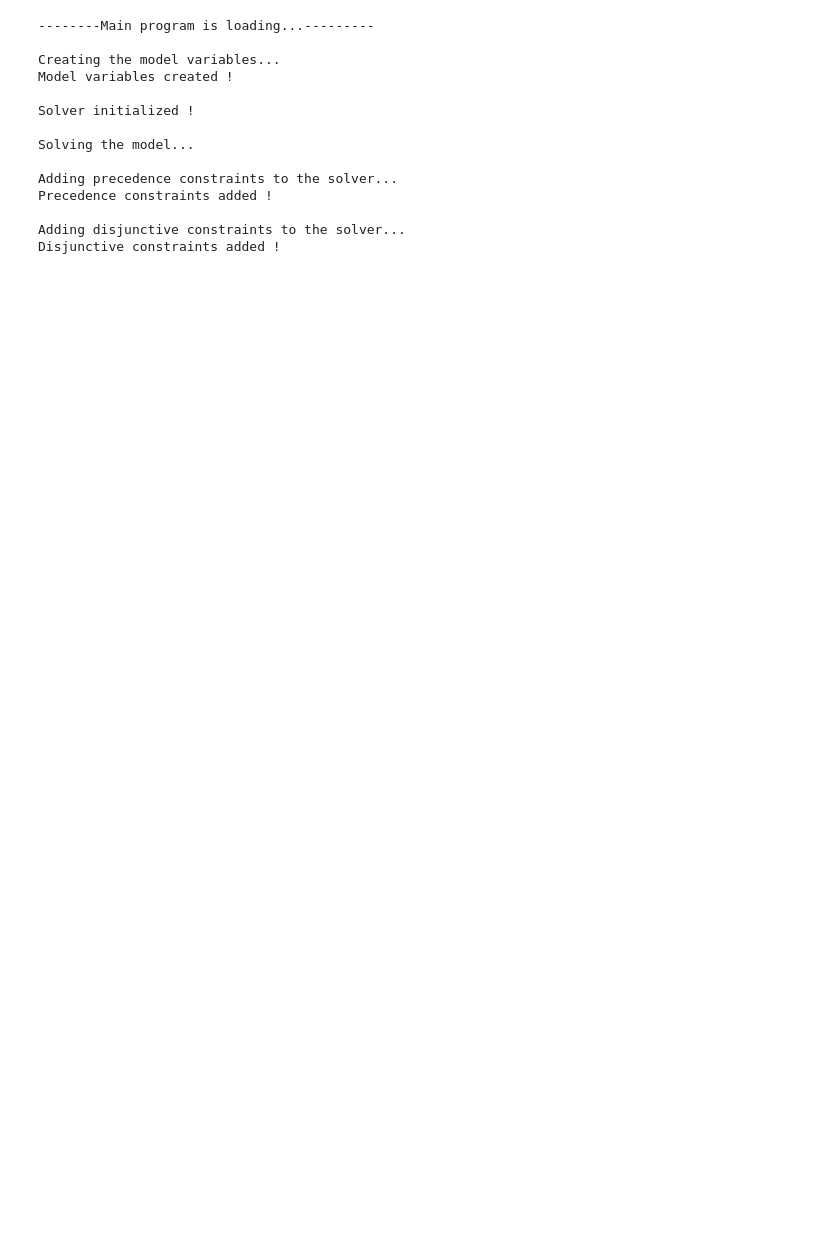
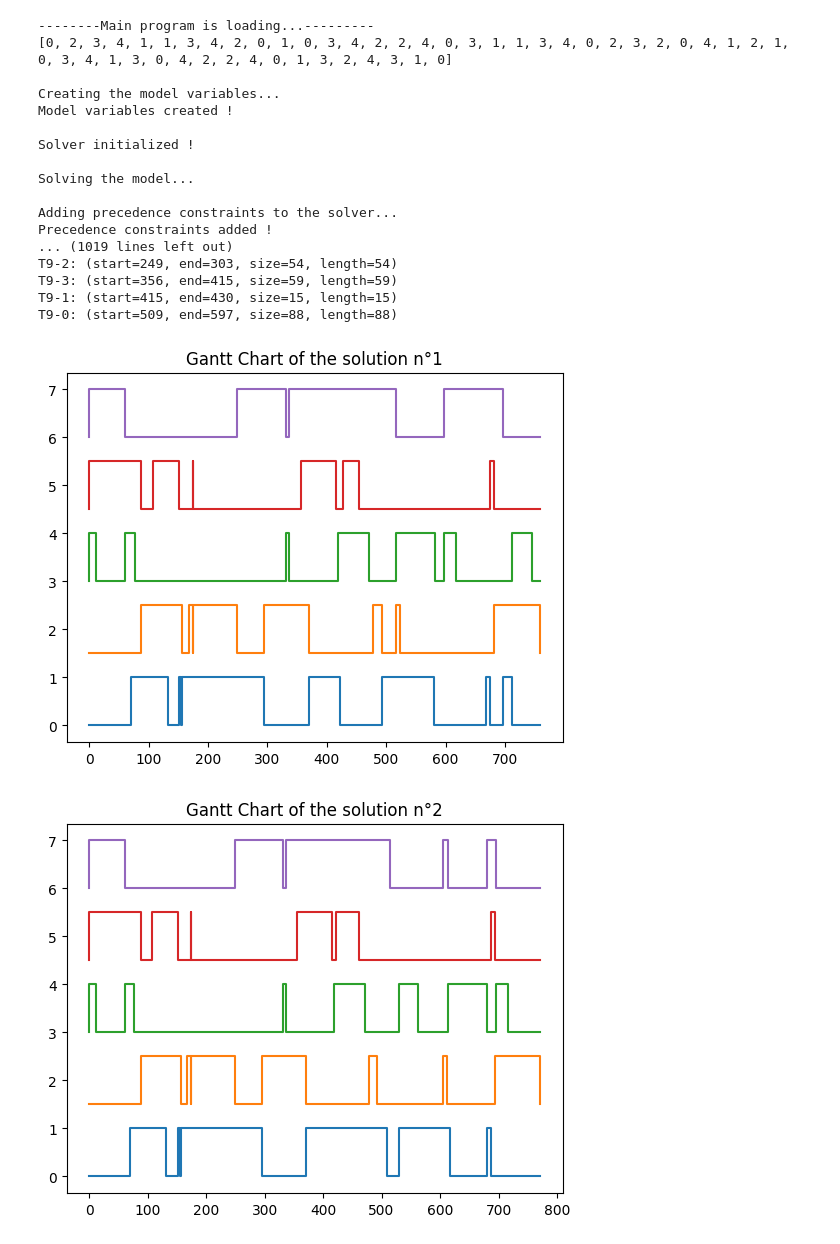
Before and after one commit to BryanBradfo/laas-mission, a Jupyter notebook: ProblemWithRegularity.ipynb, the cells around one changed output. Saved outputs shown, nothing was run; the diff lists cells and outputs as text; code cells hidden in the pictures; blank space fills up the shorter version.

Commit message:
ajout des gantt chart

```diff
--- a/ProblemWithRegularity.ipynb
+++ b/ProblemWithRegularity.ipynb
@@ -57,7 +57,7 @@ print("\n--------Main program is loading...---------")
 # --------- Interaction with the solver
 data = []
 n, m, data, T_machine, T_duration, duration, optimalval = fm.get_data_from_file(file)
-
+print(T_machine)
 # --------- Call Solver constructor in Solver.py and create the variables of the model
 model, solver = fm.initialize_solver(data, n, m, duration)
 
@@ -78,22 +78,53 @@ start_times = []
 end_times = []
 task_lengths = []
 
+n_sol = 0
 for sol in msol:
+    n_sol = n_sol + 1
     sol_list = sol.get_all_var_solutions()
-    for i in range(len(sol_list)):
-        task_name = sol_list[i].get_name()
-        start_times.append(sol_list[i].get_start())
-        end_times.append(sol_list[i].get_end())
-        task_lengths.append(sol_list[i].get_size())
 
-plt.figure(figsize=(10, 6))
-plt.barh(range(len(start_times)), task_lengths, left=start_times, height=0.5, alpha=0.8)
-plt.xlabel('Time')
-plt.ylabel('Tasks')
-plt.title('Gantt Chart')
-# plt.yticks(range(len(start_times)), ['Task {}'.format(i) for i in range(len(start_times))])
-# plt.grid(True)
-plt.show()
+    mkspan=max([sol_list[i].get_end() for i in range(len(sol_list))] )
+    x = [ [] for i in range(m)]
+    y = [ [] for i in range(m)]
+    mp = [ {} for i in range(m)]
+    sz=len(sol_list)
+    for i in range(sz) :
+        ind=T_machine[i]
+        x[ind].append(sol_list[i].get_start())
+        mp[ind][sol_list[i].get_start()]=ind
+        x[ind].append(sol_list[i].get_end())
+        mp[ind][sol_list[i].get_end()]=ind+1
+    eps=0.5
+    for i in range(m):
+        x[i]=sorted(x[i])
+        y[i]=[mp[i][x[i][j]]+i*eps for j in range(len(x[i]))]
+        x[i]=[0]+x[i]
+        y[i]=[i+i*eps]+y[i]
+        x[i]=x[i]+[mkspan]
+        y[i].append(i+i*eps)
+        plt.step(x[i],y[i])
+    plt.title("Gantt Chart of the solution n°" + str(n_sol))
+    plt.show()
+
+
+
+    # for i in range(len(sol_list)):
+    #     task_name = sol_list[i].get_name()
+    #     # print(task_name)
+    #     start_times.append(sol_list[i].get_start())
+    #     end_times.append(sol_list[i].get_end())
+    #     task_lengths.append(sol_list[i].get_size())
+    # plt.figure(figsize=(10, 6))
+    # plt.barh(range(len(start_times)), task_lengths, left=start_times, height=0.5, alpha=0.8)
+    # plt.xlabel('Time')
+    # plt.ylabel('Tasks')
+    # plt.title('Gantt Chart')
+    # # plt.yticks(range(len(start_times)), ['Task {}'.format(i) for i in range(len(start_times))])
+    # # plt.grid(True)
+    # plt.show()
+    # start_times = []
+    # end_times = []
+    # task_lengths = []
 
 # # ------------ Generate Gantt Chart
 # start_times = []
@@ -114,6 +145,12 @@ plt.show()
 # # plt.yticks(range(len(start_times)), ['Task {}'.format(i) for i in range(len(start_times))])
 # # plt.grid(True)
 # plt.show()
+
+
+
+
+
+
 
 
 
@@ -127,33 +164,38 @@ plt.show()
 # user = User()
 # print("User created !")
 
 # #Get the variables of the model
 # variables = solver.get_variables()
 
 # list_indice, list_obj, pref, list_layers, list_equal = fm.user_preferences(msol, user, nb_layers)
 
 # # Vector of the start time of each task of each preference
 # starts = user.start_pref(n, m, variables, display_start)
 
 # # Matrix of the start time of each task of each preference
 # matrix = user.matrix_pref(n, m, display_matrix)
 
 # # Testing the order of preferences and the differences between solutions
 # fm.test(n, m, user)
 
 # print("list layers : ",list_layers)
 # %% [output]
 --------Main program is loading...---------
+[0, 2, 3, 4, 1, 1, 3, 4, 2, 0, 1, 0, 3, 4, 2, 2, 4, 0, 3, 1, 1, 3, 4, 0, 2, 3, 2, 0, 4, 1, 2, 1, 0, 3, 4, 1, 3, 0, 4, 2, 2, 4, 0, 1, 3, 2, 4, 3, 1, 0]
 
 Creating the model variables...
 Model variables created !
 
 Solver initialized !
 
 Solving the model...
 
 Adding precedence constraints to the solver...
 Precedence constraints added !
-
-Adding disjunctive constraints to the solver...
-Disjunctive constraints added !
+... (1019 lines left out)
+T9-2: (start=249, end=303, size=54, length=54)
+T9-3: (start=356, end=415, size=59, length=59)
+T9-1: (start=415, end=430, size=15, length=15)
+T9-0: (start=509, end=597, size=88, length=88)
+[figure, added]
+[figure, added]
```
Also changed, not shown: parts of 1 cell of this notebook.
